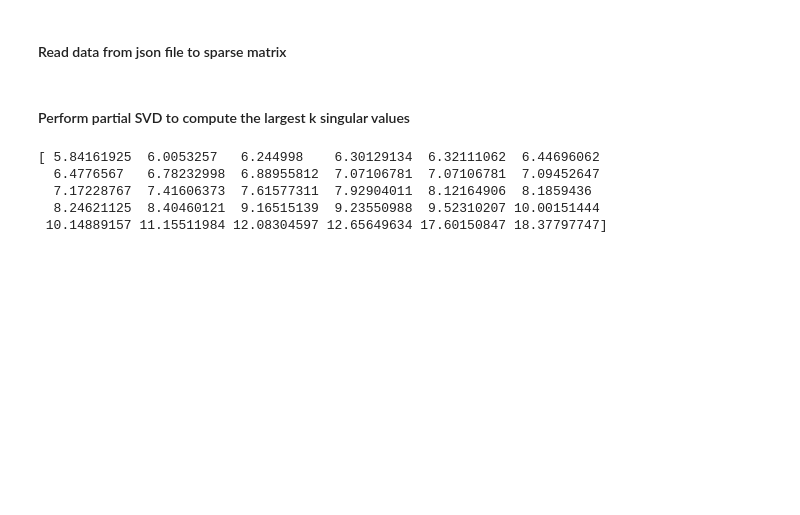
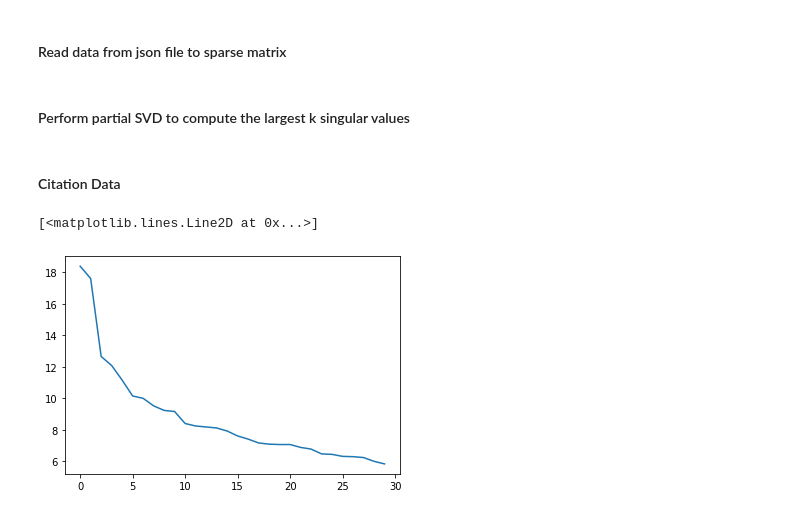
Before and after one commit to CoulsonZhang/Deep_Structure, a Jupyter notebook: Clustering/svd_cluster.ipynb, the cells around one changed output. Cells and saved outputs as stored; diff of their text form; code cells hidden in the pictures; blank space fills up the shorter version.

```diff
--- a/Clustering/svd_cluster.ipynb
+++ b/Clustering/svd_cluster.ipynb
@@ -19,6 +20,7 @@ pass
 # %% [markdown]
 #### Read data from json file to sparse matrix
 # %%
+############## Citation #####################
 f_citation = os.path.join(data_dir, "cite_pool.json")
 with open(f_citation) as file:
     citations = ujson.load(file)
@@ -29,14 +31,13 @@ n_col = 0
 for key, val in citations.items():
     cur = key.split("'")[1]
     if last_person != cur and n_col > 0:
-        print(n_col)
         break
 
     last_person = cur
     n_col += 1
 
 
-data = scipy.sparse.lil_matrix((num_ppl, n_col), dtype="double")
+data_citation = scipy.sparse.lil_matrix((num_ppl, n_col), dtype="double")
 
 i = 0
 j = 0
@@ -45,19 +46,24 @@ for key, val in citations.items():
         i += 1
         j = 0
 
-    data[i, j] = val
+    data_citation[i, j] = val
 
     j += 1
 
-data = data.tocsr()
+data_citation = data_citation.tocsr()
+
+#################################### Classification #####################
+f_classification = os.path.join(data_dir, "classification_code_matrix.csv")
+df_classification = pd.read_csv(f_classification)
+classification = df_classification.to_numpy()[:, 1:].astype(np.float64)
+data_classification = scipy.sparse.csr_array(data_citation)
 # %% [markdown]
 #### Perform partial SVD to compute the largest k singular values
+# %% [markdown]
+#### Citation Data
 # %%
-U, S, Vt = scipy.sparse.linalg.svds(data, k=30)
-print(S)
+U, S, Vt = scipy.sparse.linalg.svds(data_citation, k=30)
+plt.plot(np.flip(S))
 # %% [output]
-[ 5.84161925  6.0053257   6.244998    6.30129134  6.32111062  6.44696062
-  6.4776567   6.78232998  6.88955812  7.07106781  7.07106781  7.09452647
-  7.17228767  7.41606373  7.61577311  7.92904011  8.12164906  8.1859436
-  8.24621125  8.40460121  9.16515139  9.23550988  9.52310207 10.00151444
- 10.14889157 11.15511984 12.08304597 12.65649634 17.60150847 18.37797747]
+[<matplotlib.lines.Line2D at 0x...>]
+[figure, added]
```
Also changed, not shown: parts of 3 cells of this notebook, 4 other files.
